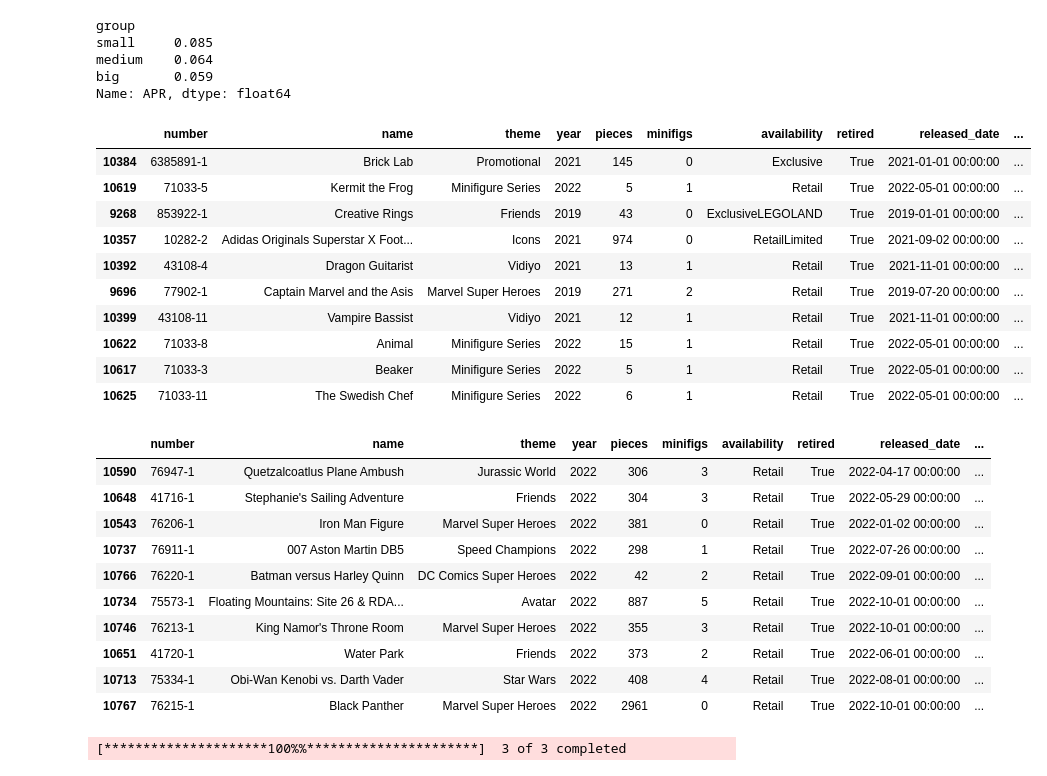
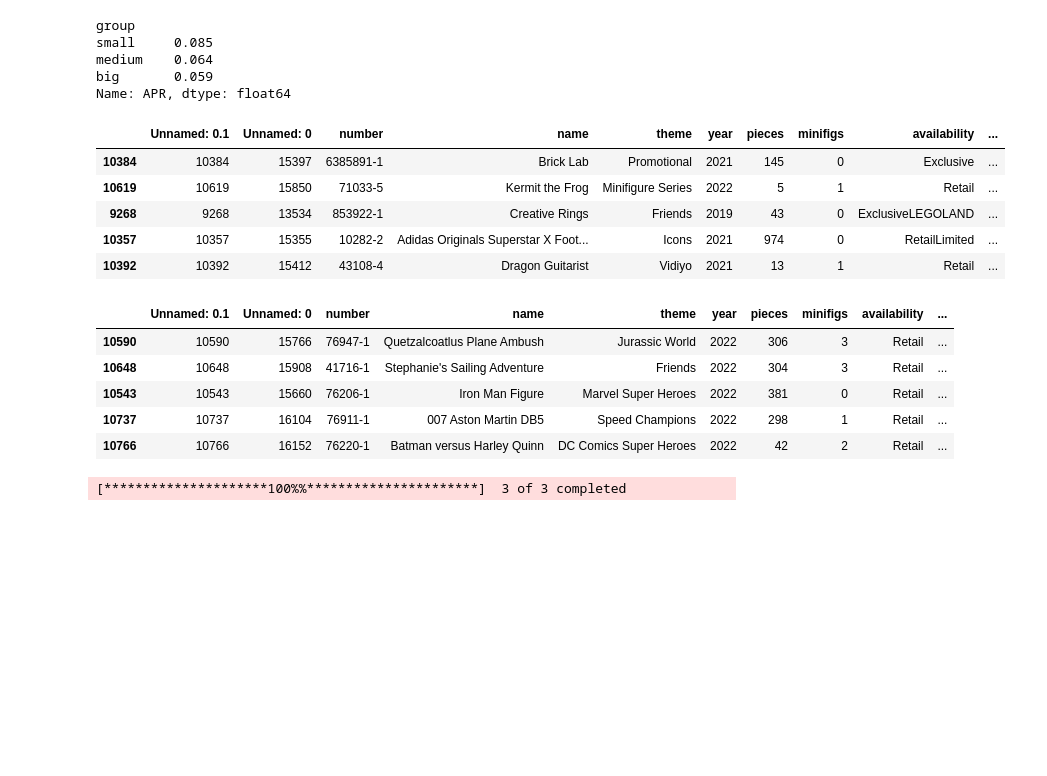
Before and after one commit to dawidgrabarczyk/lego-investment-analysis, a Jupyter notebook: lego.ipynb, the cells around one changed output. Cells and saved outputs as stored; diff of their text form; code cells hidden in the pictures; blank space fills up the shorter version.

```diff
--- a/lego.ipynb
+++ b/lego.ipynb
@@ -122 +18,5 @@ df
+# %%
+df = pd.read_csv(csv_path / 'brickeconomy_new.csv')
+timeseries = pd.read_csv(csv_path / 'time_series.csv', sep=";")
+liquidity = pd.read_csv(csv_path /'liquidity.csv', sep=";")
 # %%
@@ -238,34 +198,24 @@ big       0.059
 Name: APR, dtype: float64
 # %%
 #highest APR values
-df.sort_values("APR", ascending=False).head(10)
+df.sort_values("APR", ascending=False).head()
 # %% [output]
-|  | number | name | theme | year | pieces | minifigs | availability | retired | released_date | ... |
-| 10384 | 6385891-1 | Brick Lab | Promotional | 2021 | 145 | 0 | Exclusive | True | 2021-01-01 00:00:00 | ... |
-| 10619 | 71033-5 | Kermit the Frog | Minifigure Series | 2022 | 5 | 1 | Retail | True | 2022-05-01 00:00:00 | ... |
-| 9268 | 853922-1 | Creative Rings | Friends | 2019 | 43 | 0 | ExclusiveLEGOLAND | True | 2019-01-01 00:00:00 | ... |
-| 10357 | 10282-2 | Adidas Originals Superstar X Foot... | Icons | 2021 | 974 | 0 | RetailLimited | True | 2021-09-02 00:00:00 | ... |
-| 10392 | 43108-4 | Dragon Guitarist | Vidiyo | 2021 | 13 | 1 | Retail | True | 2021-11-01 00:00:00 | ... |
-| 9696 | 77902-1 | Captain Marvel and the Asis | Marvel Super Heroes | 2019 | 271 | 2 | Retail | True | 2019-07-20 00:00:00 | ... |
-| 10399 | 43108-11 | Vampire Bassist | Vidiyo | 2021 | 12 | 1 | Retail | True | 2021-11-01 00:00:00 | ... |
-| 10622 | 71033-8 | Animal | Minifigure Series | 2022 | 15 | 1 | Retail | True | 2022-05-01 00:00:00 | ... |
-| 10617 | 71033-3 | Beaker | Minifigure Series | 2022 | 5 | 1 | Retail | True | 2022-05-01 00:00:00 | ... |
-| 10625 | 71033-11 | The Swedish Chef | Minifigure Series | 2022 | 6 | 1 | Retail | True | 2022-05-01 00:00:00 | ... |
+|  | Unnamed: 0.1 | Unnamed: 0 | number | name | theme | year | pieces | minifigs | availability | ... |
+| 10384 | 10384 | 15397 | 6385891-1 | Brick Lab | Promotional | 2021 | 145 | 0 | Exclusive | ... |
+| 10619 | 10619 | 15850 | 71033-5 | Kermit the Frog | Minifigure Series | 2022 | 5 | 1 | Retail | ... |
+| 9268 | 9268 | 13534 | 853922-1 | Creative Rings | Friends | 2019 | 43 | 0 | ExclusiveLEGOLAND | ... |
+| 10357 | 10357 | 15355 | 10282-2 | Adidas Originals Superstar X Foot... | Icons | 2021 | 974 | 0 | RetailLimited | ... |
+| 10392 | 10392 | 15412 | 43108-4 | Dragon Guitarist | Vidiyo | 2021 | 13 | 1 | Retail | ... |
 # %%
 #lowest APR values
-df.sort_values("APR", ascending=True).head(10)
+df.sort_values("APR", ascending=True).head()
 # %% [output]
-|  | number | name | theme | year | pieces | minifigs | availability | retired | released_date | ... |
-| 10590 | 76947-1 | Quetzalcoatlus Plane Ambush | Jurassic World | 2022 | 306 | 3 | Retail | True | 2022-04-17 00:00:00 | ... |
-| 10648 | 41716-1 | Stephanie's Sailing Adventure | Friends | 2022 | 304 | 3 | Retail | True | 2022-05-29 00:00:00 | ... |
-| 10543 | 76206-1 | Iron Man Figure | Marvel Super Heroes | 2022 | 381 | 0 | Retail | True | 2022-01-02 00:00:00 | ... |
-| 10737 | 76911-1 | 007 Aston Martin DB5 | Speed Champions | 2022 | 298 | 1 | Retail | True | 2022-07-26 00:00:00 | ... |
-| 10766 | 76220-1 | Batman versus Harley Quinn | DC Comics Super Heroes | 2022 | 42 | 2 | Retail | True | 2022-09-01 00:00:00 | ... |
-| 10734 | 75573-1 | Floating Mountains: Site 26 & RDA... | Avatar | 2022 | 887 | 5 | Retail | True | 2022-10-01 00:00:00 | ... |
-| 10746 | 76213-1 | King Namor's Throne Room | Marvel Super Heroes | 2022 | 355 | 3 | Retail | True | 2022-10-01 00:00:00 | ... |
-| 10651 | 41720-1 | Water Park | Friends | 2022 | 373 | 2 | Retail | True | 2022-06-01 00:00:00 | ... |
-| 10713 | 75334-1 | Obi-Wan Kenobi vs. Darth Vader | Star Wars | 2022 | 408 | 4 | Retail | True | 2022-08-01 00:00:00 | ... |
-| 10767 | 76215-1 | Black Panther | Marvel Super Heroes | 2022 | 2961 | 0 | Retail | True | 2022-10-01 00:00:00 | ... |
+|  | Unnamed: 0.1 | Unnamed: 0 | number | name | theme | year | pieces | minifigs | availability | ... |
+| 10590 | 10590 | 15766 | 76947-1 | Quetzalcoatlus Plane Ambush | Jurassic World | 2022 | 306 | 3 | Retail | ... |
+| 10648 | 10648 | 15908 | 41716-1 | Stephanie's Sailing Adventure | Friends | 2022 | 304 | 3 | Retail | ... |
+| 10543 | 10543 | 15660 | 76206-1 | Iron Man Figure | Marvel Super Heroes | 2022 | 381 | 0 | Retail | ... |
+| 10737 | 10737 | 16104 | 76911-1 | 007 Aston Martin DB5 | Speed Champions | 2022 | 298 | 1 | Retail | ... |
+| 10766 | 10766 | 16152 | 76220-1 | Batman versus Harley Quinn | DC Comics Super Heroes | 2022 | 42 | 2 | Retail | ... |
 # %%
 yf.pdr_override()
 other_instruments = pdr.get_data_yahoo(["^GSPC", "^GDAXI", "BTC-USD"], start="1990-01-01", end="2023-12-31")
```
Also changed, not shown: parts of 44 cells of this notebook, 21 other files.
